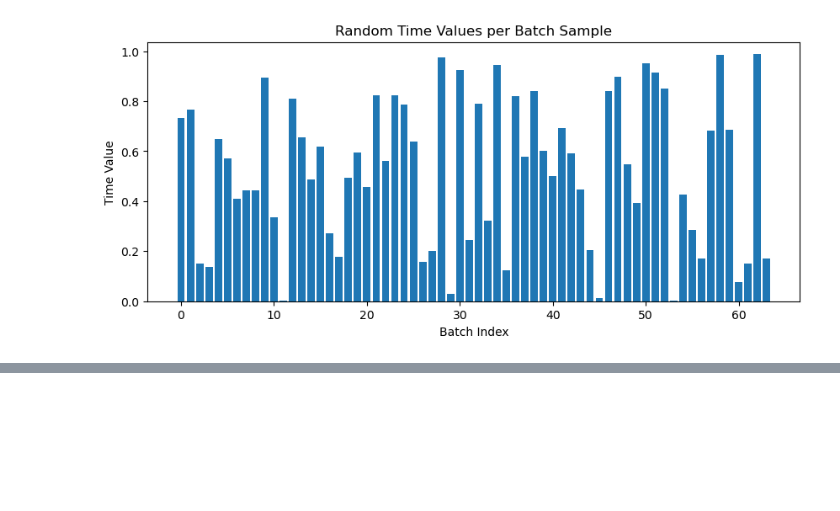
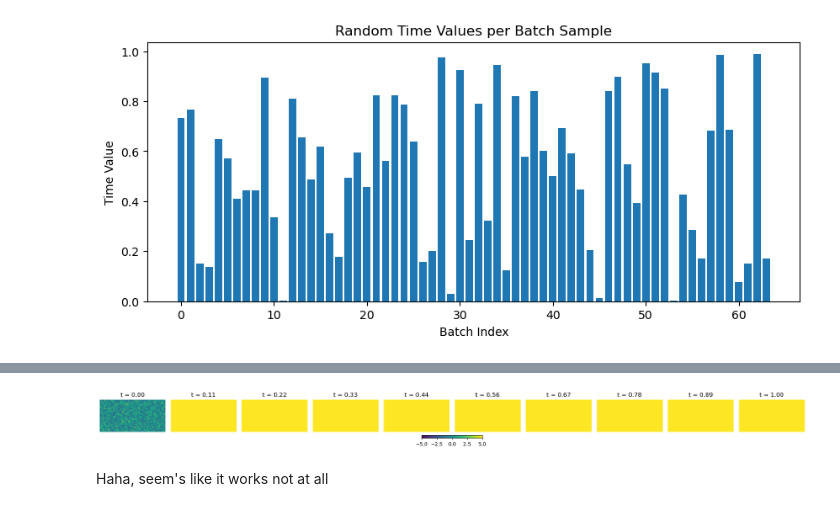
Before and after one commit to vitusbenson/neural_transport, a Jupyter notebook: neural_transport/flowmatching_dev/testScript.ipynb, the cells around one changed output, grey strips where cells are left out. Cells and saved outputs as stored; diff of their text form; code cells hidden in the pictures; blank space fills up the shorter version.

Commit message:
inference_forward running but God knows what it is producing

```diff
--- a/neural_transport/flowmatching_dev/testScript.ipynb
+++ b/neural_transport/flowmatching_dev/testScript.ipynb
@@ -103,20 +106,15 @@ class RegularGridModel(nn.Module):
         return preds
 
     def normalize_batch(self, batch):
-
         batch_normalized = {}
-        if not self.training:
-            vars_to_normalize = self.target_vars
-        else:
-            vars_to_normalize = self.input_vars
+        vars_to_normalize = self.input_vars
 
         for v in vars_to_normalize:
             print(f"input: {v}")
-
-            ### necessary for forward_inference in FlowMatching to work
             if v not in batch:
                 print(f"WARNING: skipping {v}, missing in batch")
                 continue
+
             try:
                 offset = batch[f"{v}_offset"]
                 scale = batch[f"{v}_scale"]
@@ -128,6 +126,7 @@ class RegularGridModel(nn.Module):
                 )
 
             x_in_curr = (batch[v] - offset) / scale
+
             if self.targshift and (v in self.target_vars):
                 batch_normalized[v] = x_in_curr - x_in_curr.mean((1, 2), keepdim=True)
             else:
@@ -210,6 +209,7 @@ class RegularGridModel(nn.Module):
             [batch[v] for v in self.target_vars],
             dim=-1,
         )
+
         x_grid_delta_offset = torch.cat(
             [
                 (batch[f"{v}_delta_offset"]).expand_as(batch[v])
@@ -562,9 +562,9 @@ class UNet(RegularGridModel):
 # train UNet parameters 1/2
 
 TARGET_VARS = ["co2massmix"]
-#FORCING_VARS_1D = [
-#    "flow_time"
-#]
+FORCING_VARS_1D = [
+    # "flow_time"
+]
 
 # Uncomment for conditional Flow Matching
 FORCING_VARS_2D = [
@@ -593,9 +593,9 @@ freq = "6h"
 
 nlev = len(VERTICAL_LAYERS_PROTOTYPE_COORDS[vertical_levels]["level"])
 
-FORCING_VARS = FORCING_VARS_2D + FORCING_VARS_3D # + FORCING_VARS_1D
+FORCING_VARS = FORCING_VARS_1D + FORCING_VARS_2D + FORCING_VARS_3D
 LEN_ALL_TARGET_VARS = nlev * len(TARGET_VARS)
-LEN_ALL_FORCING_VARS = len(FORCING_VARS_2D) + nlev * len(FORCING_VARS_3D) # + len(FORCING_VARS_1D)
+LEN_ALL_FORCING_VARS = len(FORCING_VARS_1D) + len(FORCING_VARS_2D) + nlev * len(FORCING_VARS_3D)
 LEN_ALL_VARS = LEN_ALL_TARGET_VARS + LEN_ALL_FORCING_VARS
 
 lat = LATLON_PROTOTYPE_COORDS[grid]["lat"]
@@ -1033,0 +1081,24 @@ RuntimeError: Given groups=1, weight of size [128, 107, 7, 7], expected input[64
+# %%
+# sol.shape: (T=10, B=64, N=2048, C=10) -> one batch (B=0), surface level (C=0)
+sol_surface = sol[:, 0, :, 0]  # shape: [T, N]
+
+# reshape to 2D grid (assuming [lat=32, lon=64])
+lat, lon = 32, 64
+sol_surface_2d = sol_surface.reshape((10, lat, lon))  # shape: [T, lat, lon]
+
+# plot
+fig, axs = plt.subplots(1, 10, figsize=(20, 2))
+
+vmin, vmax = -5, 5
+for i in range(10):
+    im = axs[i].imshow(sol_surface_2d[i], cmap="viridis", vmin=vmin, vmax=vmax)
+    axs[i].set_title(f"t = {i/9:.2f}")
+    axs[i].axis("off")
+
+plt.tight_layout()
+plt.colorbar(im, ax=axs, orientation='horizontal', fraction=0.05, pad=0.05)
+plt.show()
+# %% [output]
+[figure, added]
+# %% [markdown]
+Haha, seem's like it works not at all
```
Also changed, not shown: parts of 14 cells of this notebook, 1 other file.
